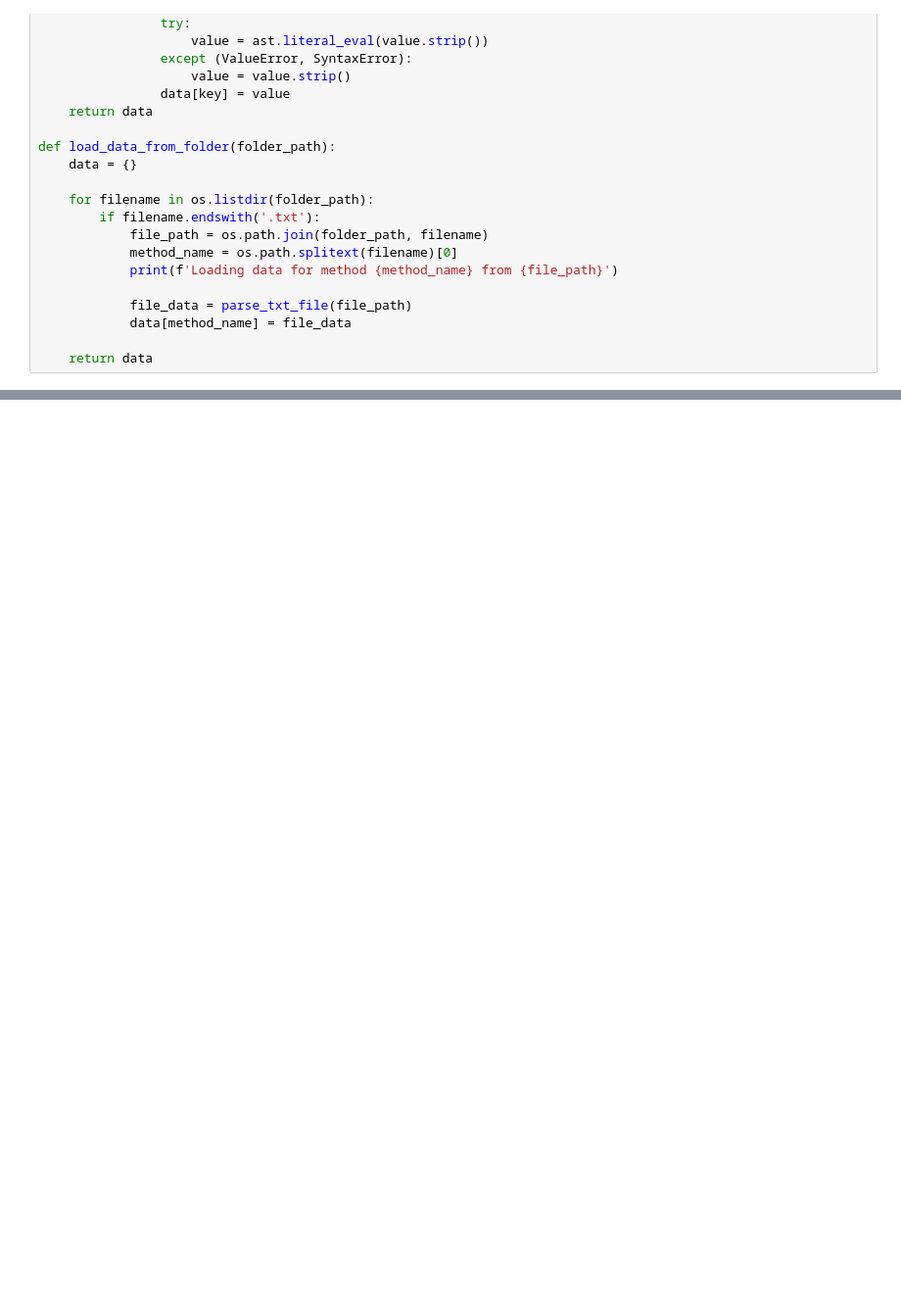
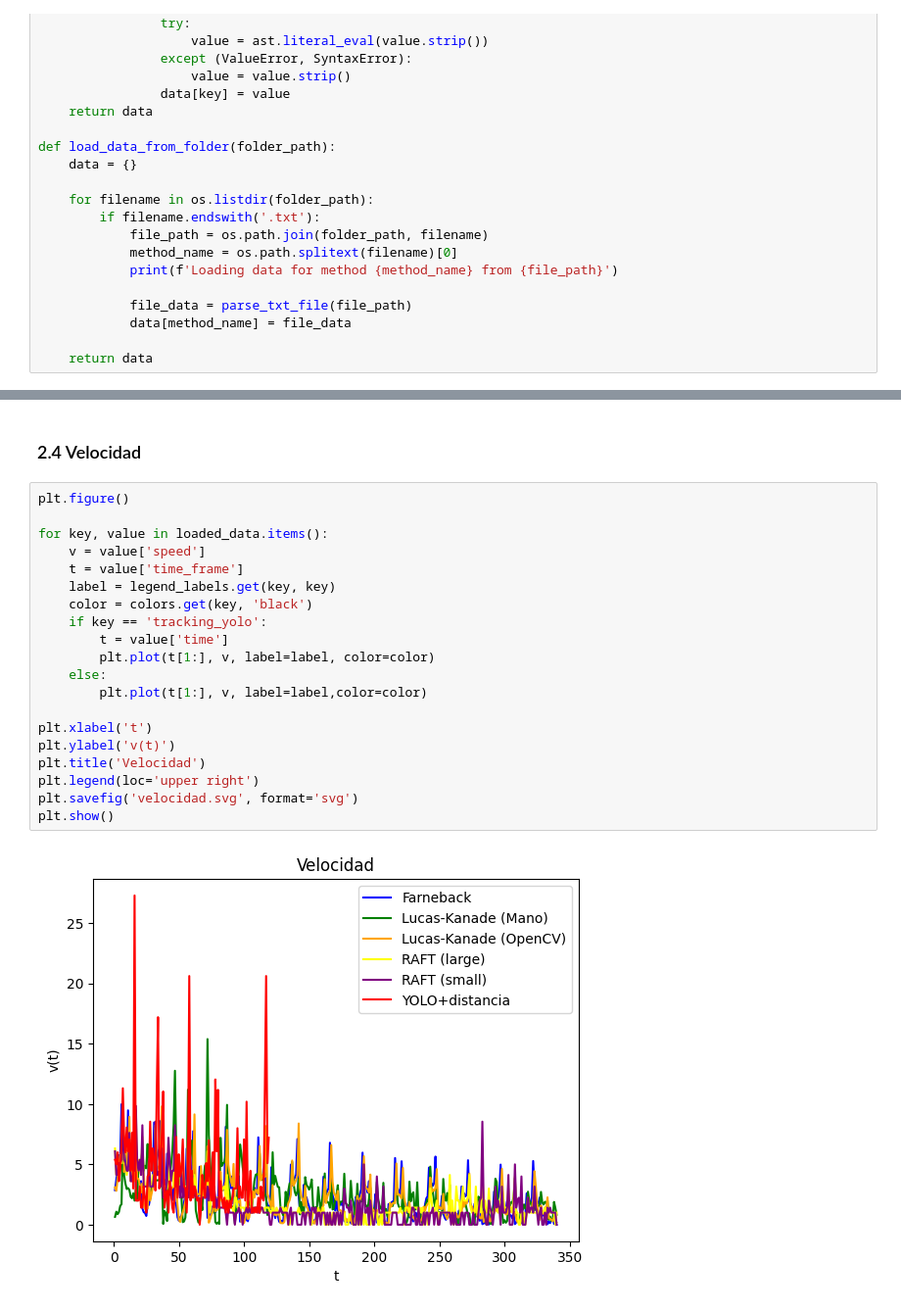
Before and after one commit to MediaMind-ULPGC/P07, a Jupyter notebook: seguimiento.ipynb, the cells around one changed output, grey strips where cells are left out. Shown at 98% size. Saved outputs shown, nothing was run; the diff lists cells and outputs as text; blank space fills up the shorter version.

```diff
--- a/seguimiento.ipynb
+++ b/seguimiento.ipynb
@@ -52,0 +146,24 @@ Loading data for method tracking_yolo from ./resultados\tracking_yolo.txt
+# %% [markdown]
+### 2.4 Velocidad
+# %%
+plt.figure()
+
+for key, value in loaded_data.items():
+    v = value['speed']
+    t = value['time_frame']
+    label = legend_labels.get(key, key)
+    color = colors.get(key, 'black')
+    if key == 'tracking_yolo':
+        t = value['time']
+        plt.plot(t[1:], v, label=label, color=color)
+    else:
+        plt.plot(t[1:], v, label=label,color=color)
+
+plt.xlabel('t')
+plt.ylabel('v(t)')
+plt.title('Velocidad')
+plt.legend(loc='upper right')
+plt.savefig('velocidad.svg', format='svg')
+plt.show()
+# %% [output]
+[figure, added]
```
Also changed, not shown: parts of 14 cells of this notebook, 9 other files.
